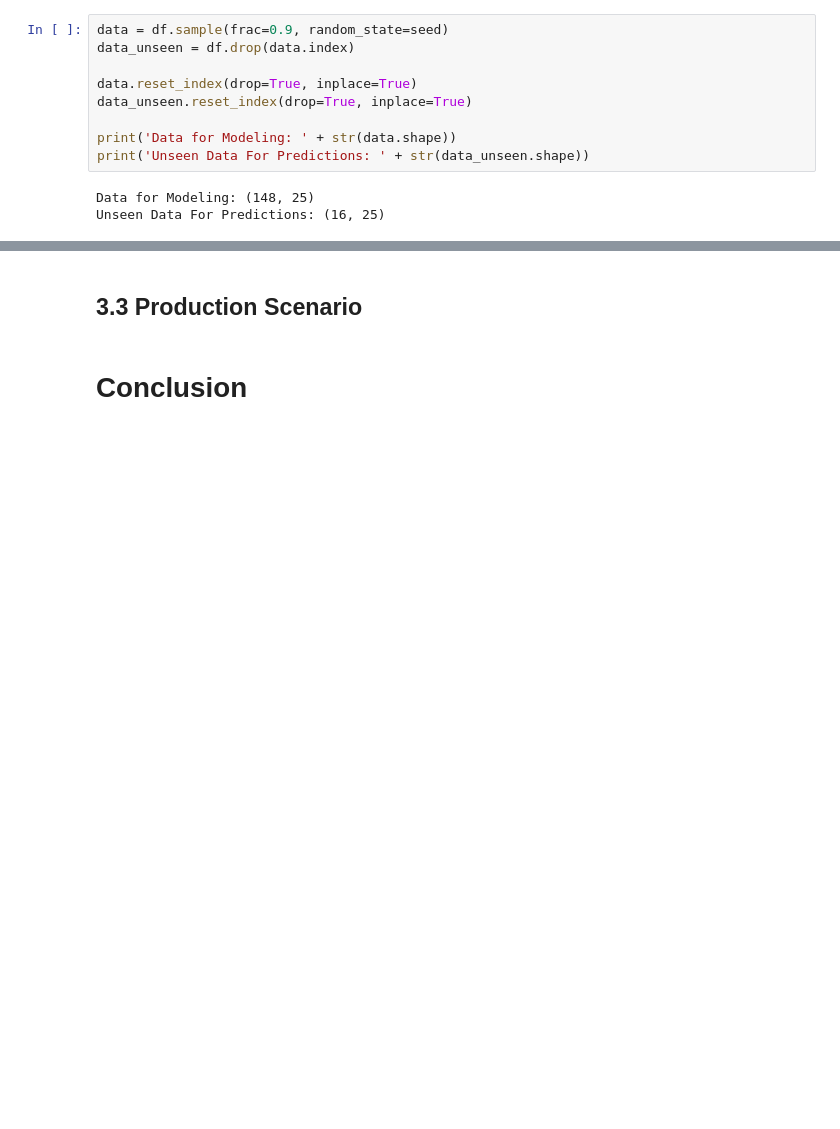
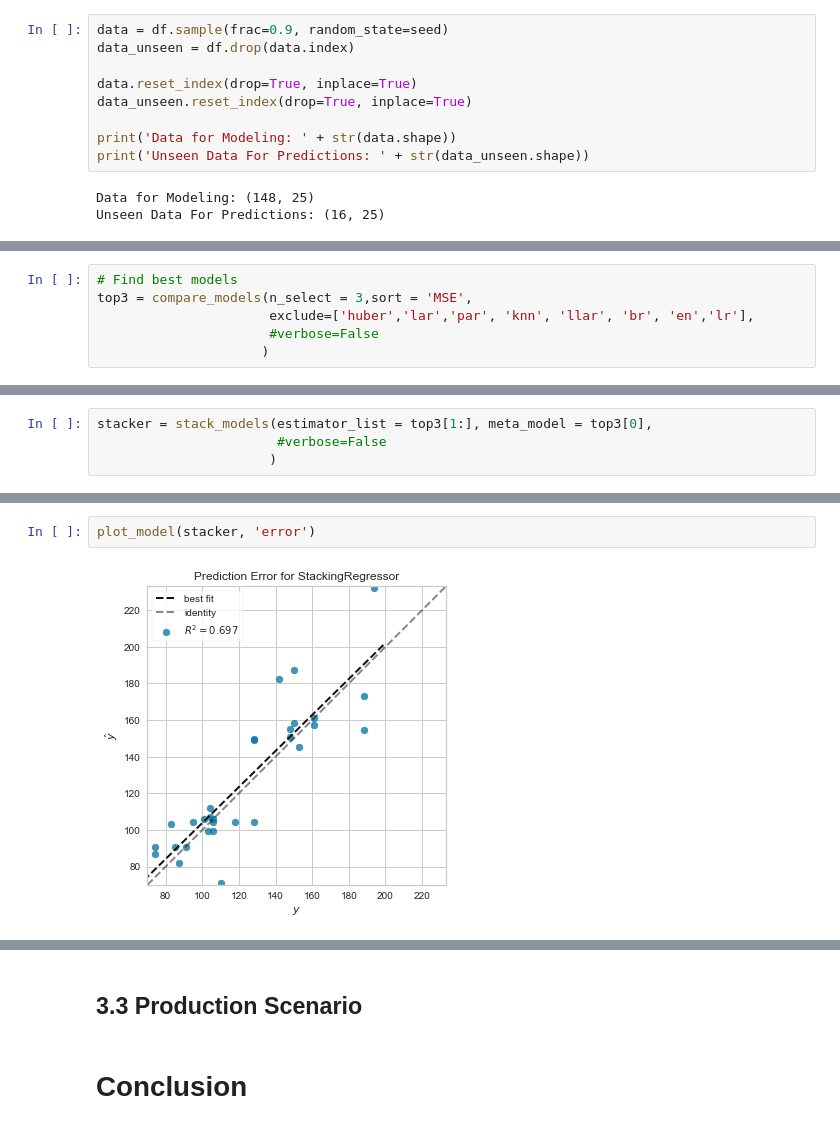
Before and after one commit to sekR4/Automobile, a Jupyter notebook: draft.ipynb, the cells around one changed output, grey strips where cells are left out. Saved outputs shown, nothing was run; the diff lists cells and outputs as text; blank space fills up the shorter version.

Commit message:
stacked regressor looks good. NEXT:clean up and pics

```diff
--- a/draft.ipynb
+++ b/draft.ipynb
@@ -121,3 +126,9 @@ params = {
 }
 
 regr = setup(**params)
+# %%
+# Find best models
+top3 = compare_models(n_select = 3,sort = 'MSE',
+                      exclude=['huber','lar','par', 'knn', 'llar', 'br', 'en','lr'],
+                      #verbose=False
+                     )
@@ -123,0 +146,4 @@ regr = setup(**params)
+# %%
+stacker = stack_models(estimator_list = top3[1:], meta_model = top3[0],
+                       #verbose=False
+                      )
@@ -123,0 +164,4 @@ regr = setup(**params)
+# %%
+plot_model(stacker, 'error')
+# %% [output]
+[figure, added]
```
Also changed, not shown: parts of 13 cells of this notebook, 45 other files.
